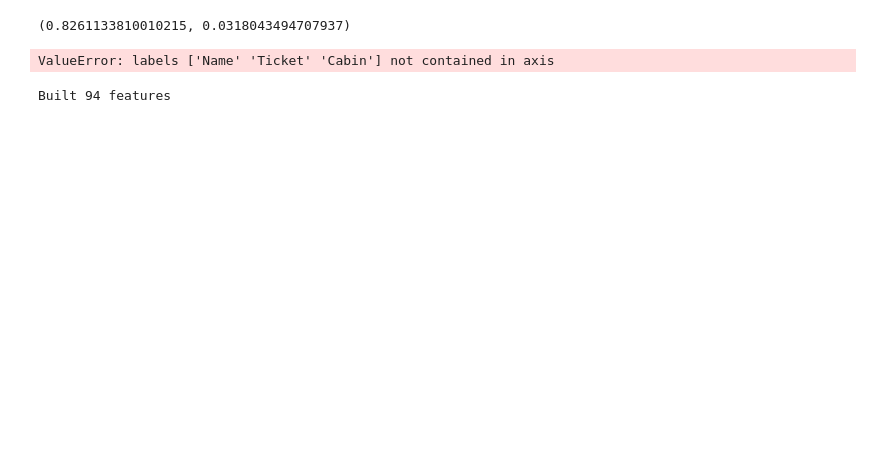
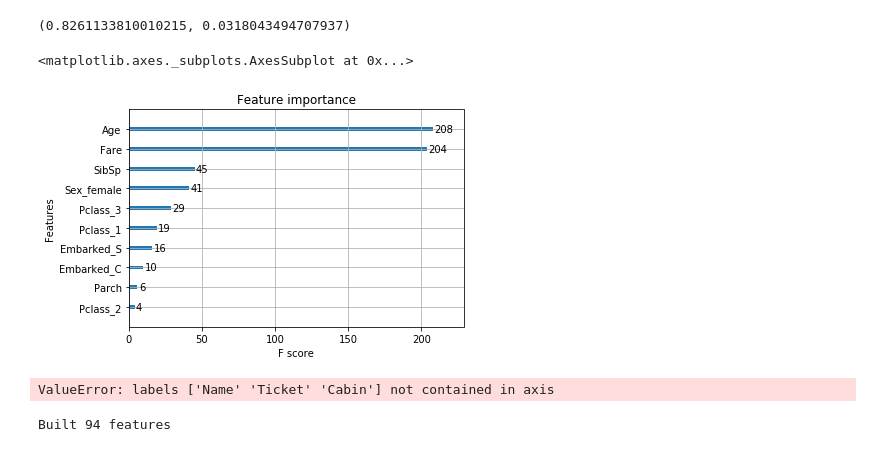
Before and after one commit to lstmemery/automl-talk, a Jupyter notebook: featuretools_demo.ipynb, the cells around one changed output. Drawn from its saved outputs; the diff is of its cells as text; code cells hidden in the pictures; blank space fills up the shorter version.

Commit message:
Added some graphs

```diff
--- a/featuretools_demo.ipynb
+++ b/featuretools_demo.ipynb
@@ -41,9 +41,15 @@ dummy_cv.mean(), dummy_cv.std()
 # %%
-basic_model = make_pipeline(XGBClassifier())
+basic_model = XGBClassifier(random_state=0)
 basic_cv = cross_val_score(basic_model, basic_features, train_target, cv=10)
 basic_cv.mean(), basic_cv.std()
 # %% [output]
 (0.8261133810010215, 0.0318043494707937)
+# %%
+basic_model.fit(basic_features, train_target)
+plot_importance(basic_model, max_num_features=20)
+# %% [output]
+<matplotlib.axes._subplots.AxesSubplot at 0x...>
+[figure, added]
 # %%
 #How about some feature engineering?
 ft_features = train_features.drop(columns=["Name", "Ticket", "Cabin"])
```
Also changed, not shown: parts of 20 cells of this notebook.
